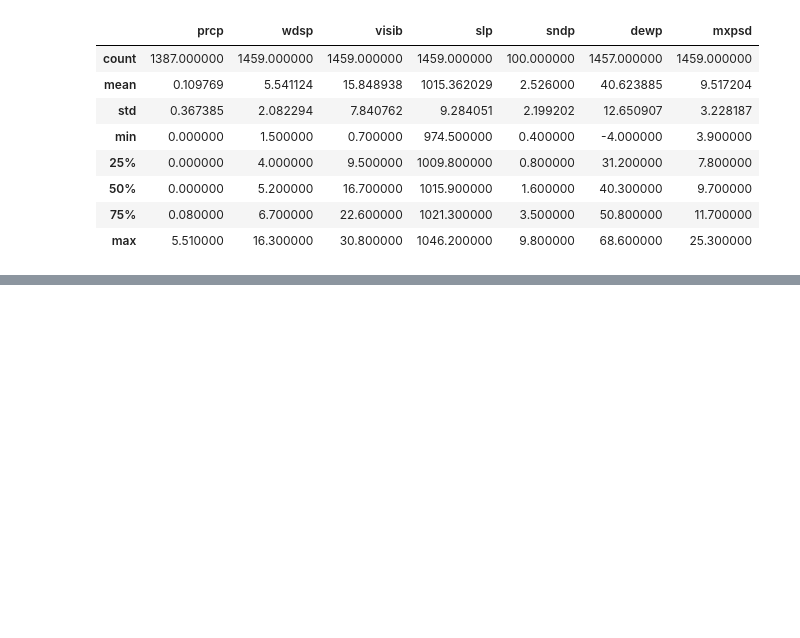
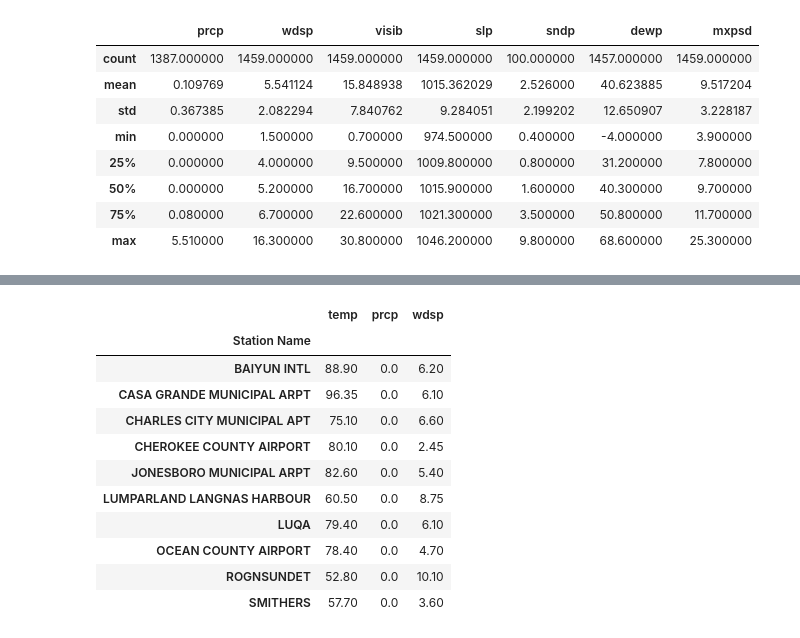
Before and after one commit to igoro00/pdzd, a Jupyter notebook: 2.ipynb, the cells around one changed output, grey strips where cells are left out. Saved outputs shown, nothing was run; the diff lists cells and outputs as text; code cells hidden in the pictures; blank space fills up the shorter version.

```diff
--- a/2.ipynb
+++ b/2.ipynb
@@ -110,0 +245,17 @@ NO[["prcp", "wdsp", "visib", "slp", "sndp", "dewp", "mxpsd"]].describe()
+# %%
+df_selected = df_month[df_month['Station Name'].isin(stations)]
+median_values = df_selected.groupby('Station Name')[['temp','prcp','wdsp']].median()
+median_values
+# %% [output]
+|  | temp | prcp | wdsp |
+| Station Name |  |  |  |
+| BAIYUN INTL | 88.90 | 0.0 | 6.20 |
+| CASA GRANDE MUNICIPAL ARPT | 96.35 | 0.0 | 6.10 |
+| CHARLES CITY MUNICIPAL APT | 75.10 | 0.0 | 6.60 |
+| CHEROKEE COUNTY AIRPORT | 80.10 | 0.0 | 2.45 |
+| JONESBORO MUNICIPAL ARPT | 82.60 | 0.0 | 5.40 |
+| LUMPARLAND LANGNAS HARBOUR | 60.50 | 0.0 | 8.75 |
+| LUQA | 79.40 | 0.0 | 6.10 |
+| OCEAN COUNTY AIRPORT | 78.40 | 0.0 | 4.70 |
+| ROGNSUNDET | 52.80 | 0.0 | 10.10 |
+| SMITHERS | 57.70 | 0.0 | 3.60 |
```
Also changed, not shown: parts of 12 cells of this notebook, 1 other file.
